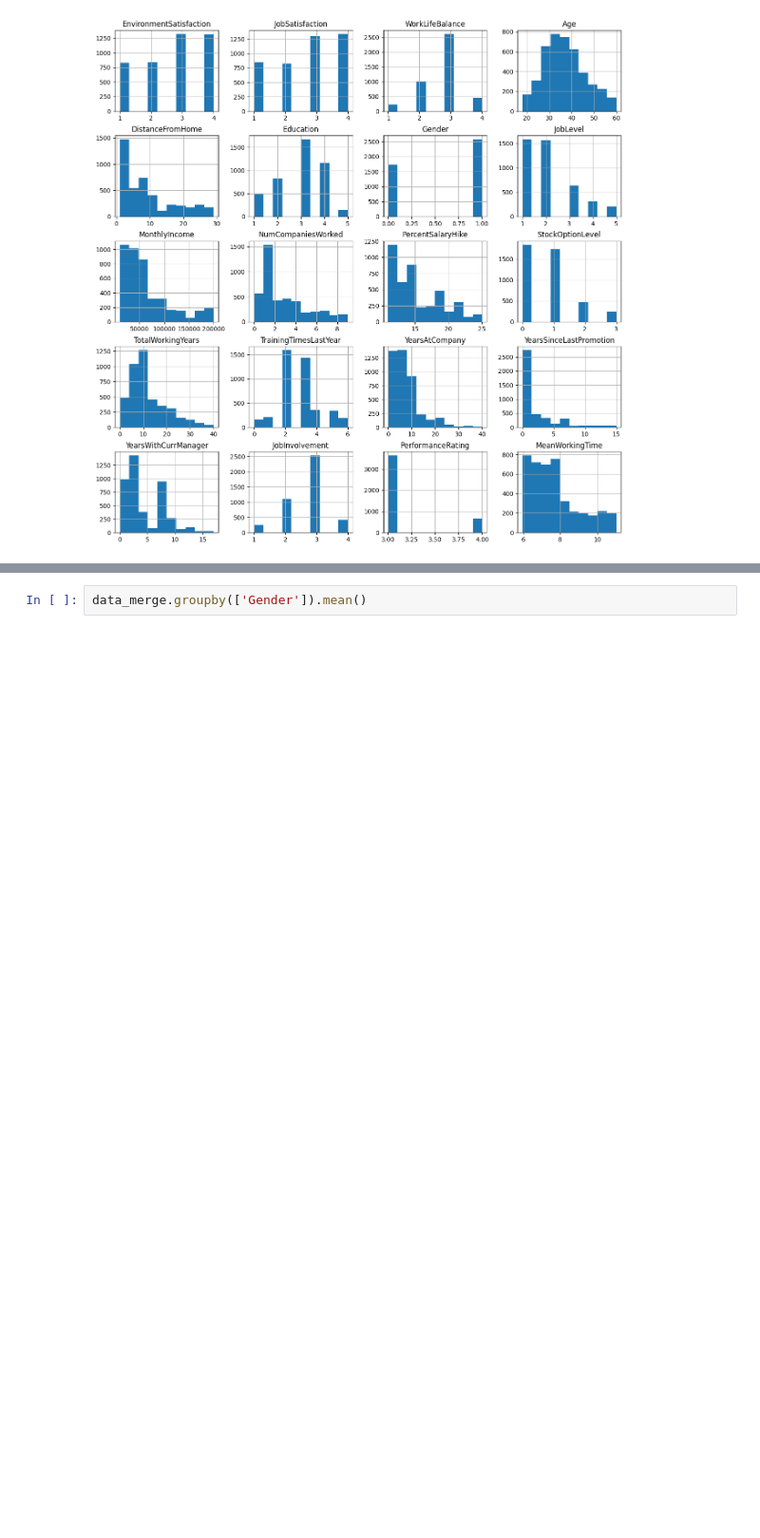
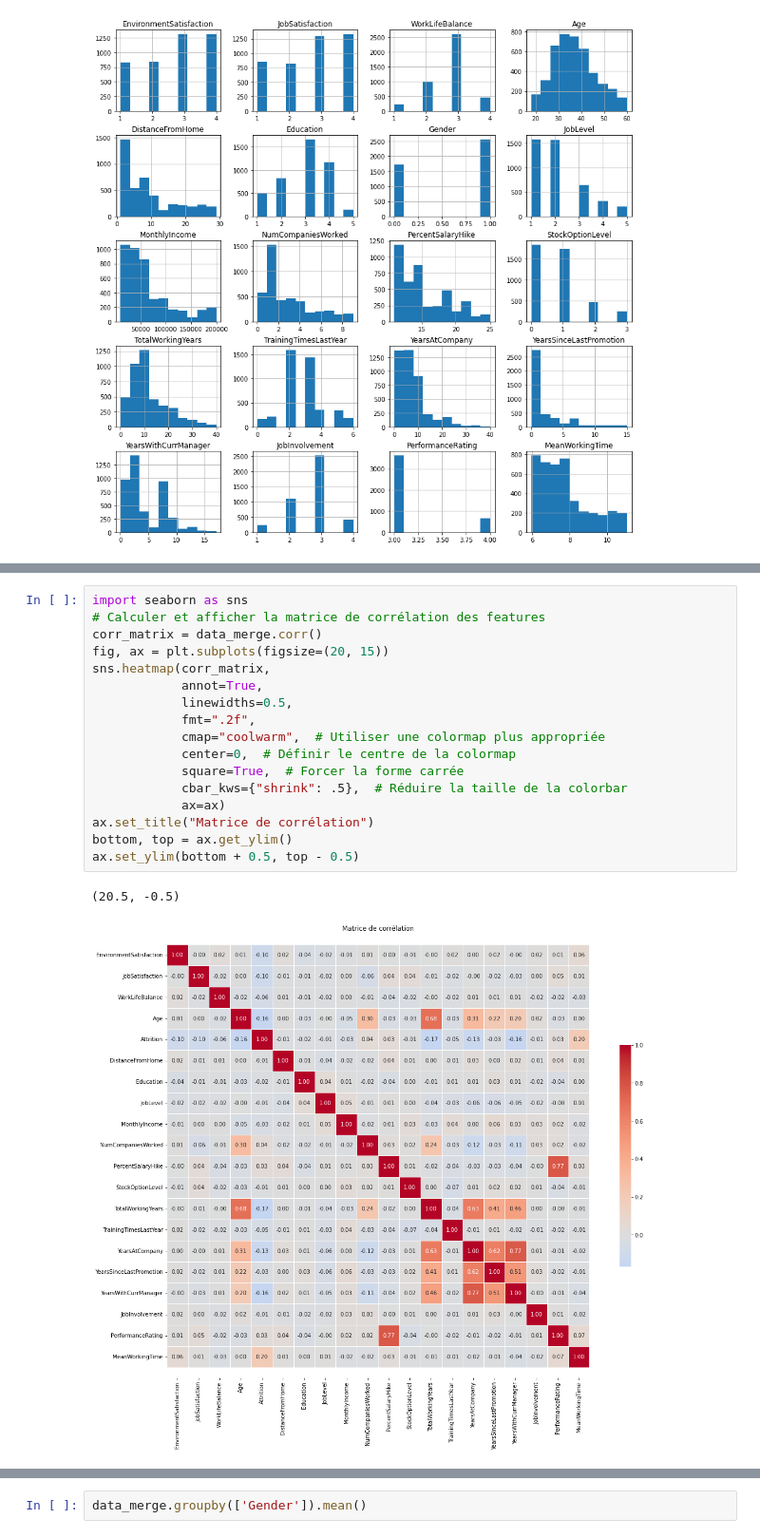
Before and after one commit to DraKkarW2/Projet_IA, a Jupyter notebook: Data_Wrangling.ipynb, the cells around one changed output, grey strips where cells are left out. Shown at 95% size. Saved outputs shown, nothing was run; the diff lists cells and outputs as text; blank space fills up the shorter version.

Commit message:
Beta de la Matrice de corrélation
Beta de la Matrice de corrélation

```diff
--- a/Data_Wrangling.ipynb
+++ b/Data_Wrangling.ipynb
@@ -133,3 +145,23 @@ data.describe()
 | 50% | 3.000000 | 3.000000 | 3.000000 | 36.000000 | 7.000000 | 3.000000 | 1.000000 | ... |
 | 75% | 4.000000 | 4.000000 | 3.000000 | 43.000000 | 14.000000 | 4.000000 | 1.000000 | ... |
 | max | 4.000000 | 4.000000 | 4.000000 | 60.000000 | 29.000000 | 5.000000 | 1.000000 | ... |
+# %%
+import seaborn as sns
+# Calculer et afficher la matrice de corrélation des features
+corr_matrix = data_merge.corr()
+fig, ax = plt.subplots(figsize=(20, 15))
+sns.heatmap(corr_matrix,
+            annot=True,
+            linewidths=0.5,
+            fmt=".2f",
+            cmap="coolwarm",  # Utiliser une colormap plus appropriée
+            center=0,  # Définir le centre de la colormap
+            square=True,  # Forcer la forme carrée
+            cbar_kws={"shrink": .5},  # Réduire la taille de la colorbar
+            ax=ax)
+ax.set_title("Matrice de corrélation")
+bottom, top = ax.get_ylim()
+ax.set_ylim(bottom + 0.5, top - 0.5)
+# %% [output]
+(20.5, -0.5)
+[figure, added]
```
Also changed, not shown: parts of 5 cells of this notebook, 1 other file.
